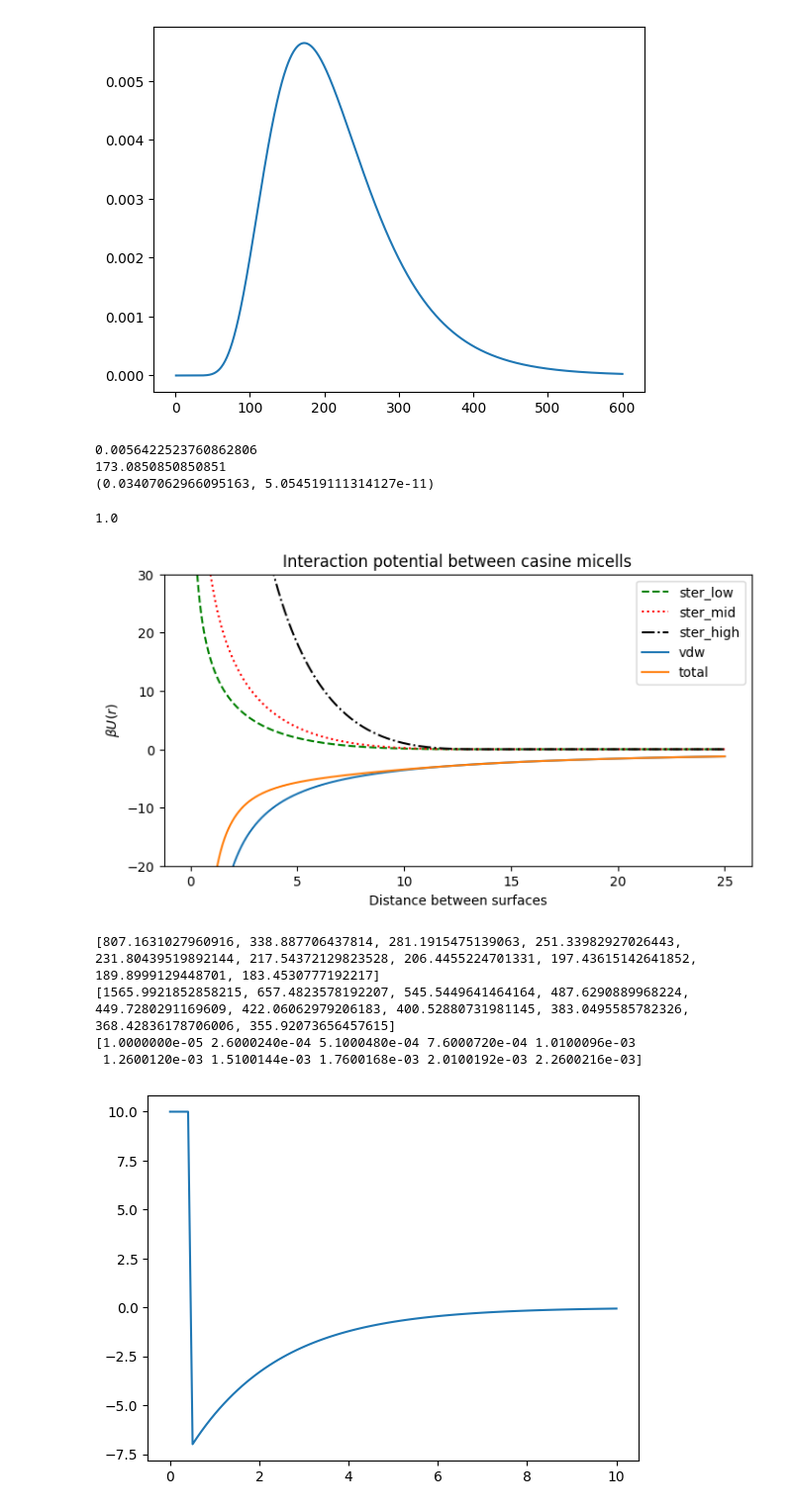
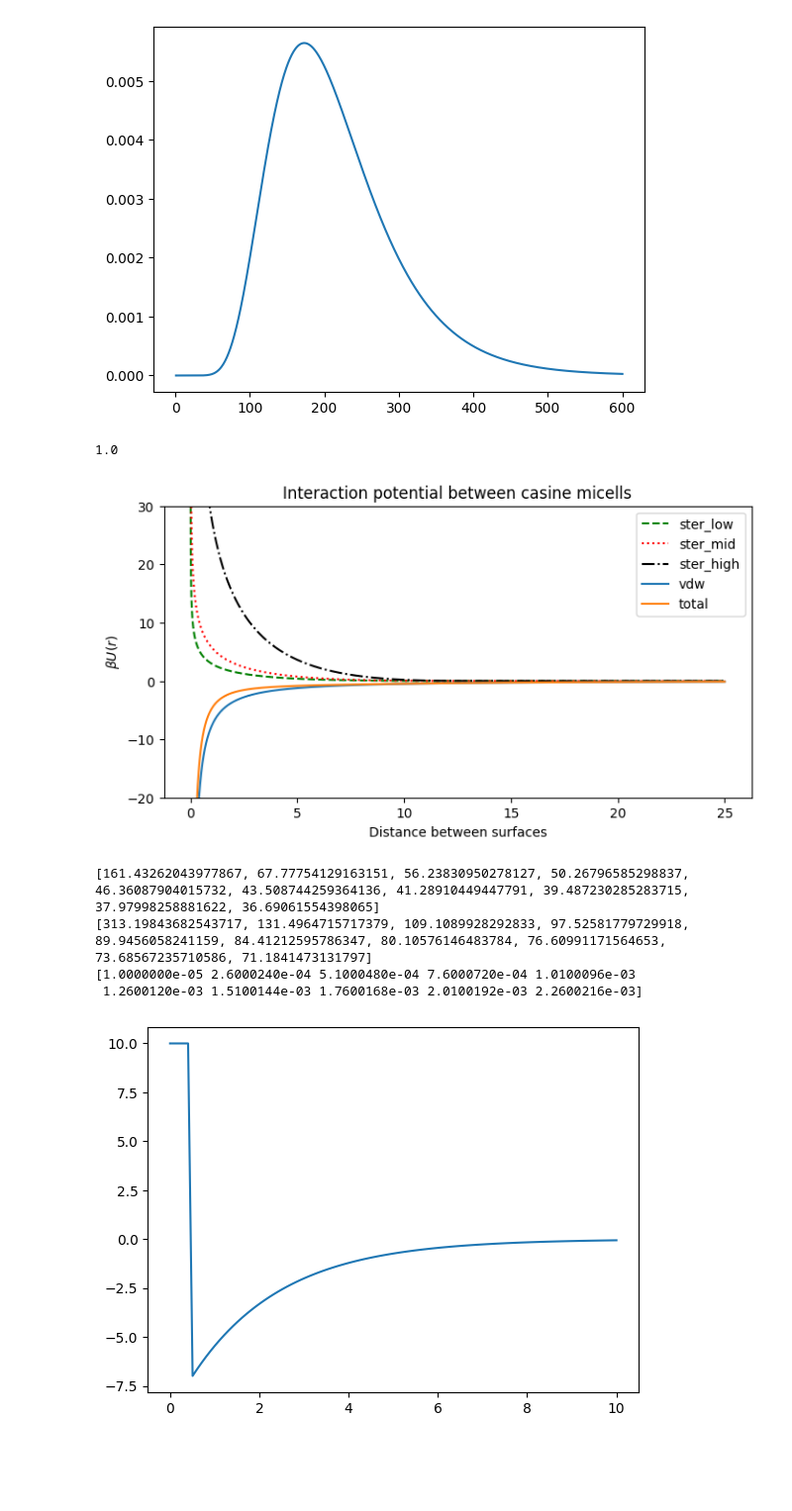
Before and after one commit to D-Gaard/MoleculeSim, a Jupyter notebook: ownSim/test.ipynb, the cells around one changed output. Shown at 99% size. Drawn from its saved outputs; the diff is of its cells as text; code cells hidden in the pictures; blank space fills up the shorter version.

```diff
--- a/ownSim/test.ipynb
+++ b/ownSim/test.ipynb
@@ -16,17 +78,17 @@ def dist(d):
 # %%
 ds = np.linspace(1,600,1000)
 res = [dist(d) for d in ds]
+#cum = [cdf(d) for d in ds]
 plt.figure()
-plt.plot(ds,res)
+plt.plot(ds,res, label = "Actual pdf")
+#plt.plot(ds, log_norm_distribution.pdf(ds), label = "lognorm pdf")
+#plt.hist(rvs,bins = 100)
 plt.show()
-print(max(res))
-print(ds[res.index(max(res))])
-print(quad(dist, a =-0.00000001, b =100, args=()))
+# print(max(res))
+# print(ds[res.index(max(res))])
+# print(quad(dist, a =-0.00000001, b =100, args=()))
 # %% [output]
 [figure]
-0.0056422523760862806
-173.0850850850851
-(0.03407062966095163, 5.054519111314127e-11)
 # %%
 print(np.log(np.exp(1)))
 # %% [output]
@@ -81,9 +143,9 @@ sters3 = []
 
 for i in dists:
   radius = 500
-  dist_between = 500 + 500 + i#2*radius + i
-  tm1 = mc.Molecule(np.array([0.0,0.0,0.0]),500)
-  tm2 = mc.Molecule(np.array([dist_between,0.0,0.0]),500)
+  dist_between = 100 + 100 + i#2*radius + i
+  tm1 = mc.Molecule(np.array([0.0,0.0,0.0]),100)
+  tm2 = mc.Molecule(np.array([dist_between,0.0,0.0]),100)
   vdws.append(fc.vdw(tm1,tm2))
   #ess.append(fc.elec_rep(tm1,tm2))
   #ess.append(fc.elec_repv2(tm1,tm2))
@@ -98,36 +160,36 @@ for i in dists:
   sters3.append(steric_cust(tm1,tm2))
 
 #print(dists)
 #print(vdws)
 #print(ess)
 #print(sters)
 
 #total_fs = [v + e + s for (v,e,s) in zip(vdws,ess,sters)]
 
 
 plt.figure(figsize=(8,4))
 
 plt.plot(dists, sters1, c="green", label = "ster_low", linestyle='--')
 plt.plot(dists,sters2,c="red",label="ster_mid",linestyle=":")
 plt.plot(dists,sters3,color = "black", label="ster_high",linestyle="-.")
 total_fs = [v + e for (v,e) in zip(vdws,sters1)]
 plt.plot(dists,vdws, label = "vdw")
 plt.plot(dists,total_fs, label = "total")
 #plt.plot(dists,total_fs,color = "blue", label="$U_{tot}$")
 
 plt.ylim((-20,30))
 plt.title("Interaction potential between casine micells")
 plt.xlabel("Distance between surfaces")
 plt.ylabel(r"$\beta U(r)$")
 plt.legend()
 plt.show()
 print(sters1[:10])
 print(sters2[:10])
 print(dists[:10])
 # %% [output]
-[figure, old version]
+[figure, new version]
-[807.1631027960916, 338.887706437814, 281.1915475139063, 251.33982927026443, 231.80439519892144, 217.54372129823528, 206.4455224701331, 197.43615142641852, 189.8999129448701, 183.4530777192217]
-[1565.9921852858215, 657.4823578192207, 545.5449641464164, 487.6290889968224, 449.7280291169609, 422.06062979206183, 400.52880731981145, 383.0495585782326, 368.42836178706006, 355.92073656457615]
+[161.43262043977867, 67.77754129163151, 56.23830950278127, 50.26796585298837, 46.36087904015732, 43.508744259364136, 41.28910449447791, 39.487230285283715, 37.97998258881622, 36.69061554398065]
+[313.19843682543717, 131.4964715717379, 109.1089928292833, 97.52581779729918, 89.9456058241159, 84.41212595786347, 80.10576146483784, 76.60991171564653, 73.68567235710586, 71.1841473131797]
 [1.0000000e-05 2.6000240e-04 5.1000480e-04 7.6000720e-04 1.0100096e-03
  1.2600120e-03 1.5100144e-03 1.7600168e-03 2.0100192e-03 2.2600216e-03]
 # %%
```
Also changed, not shown: parts of 9 cells of this notebook, 11 other files.
